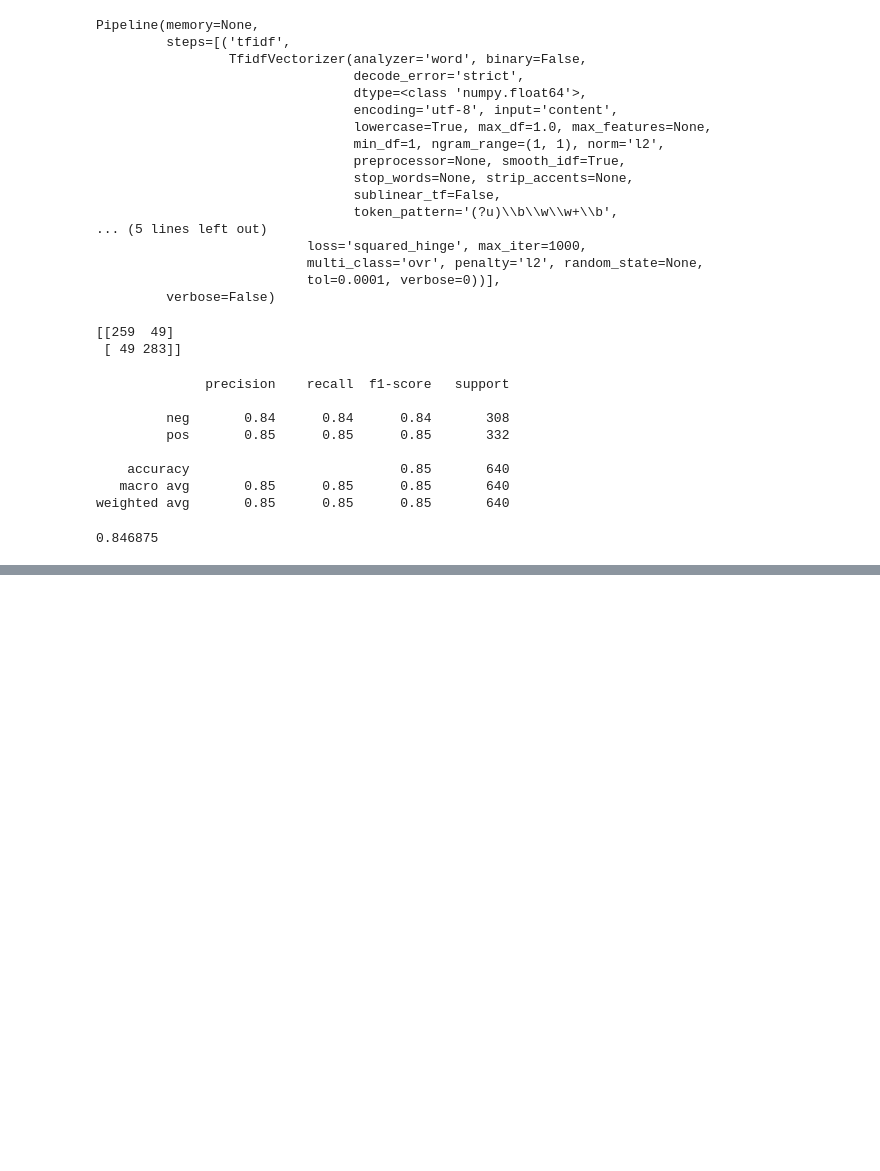
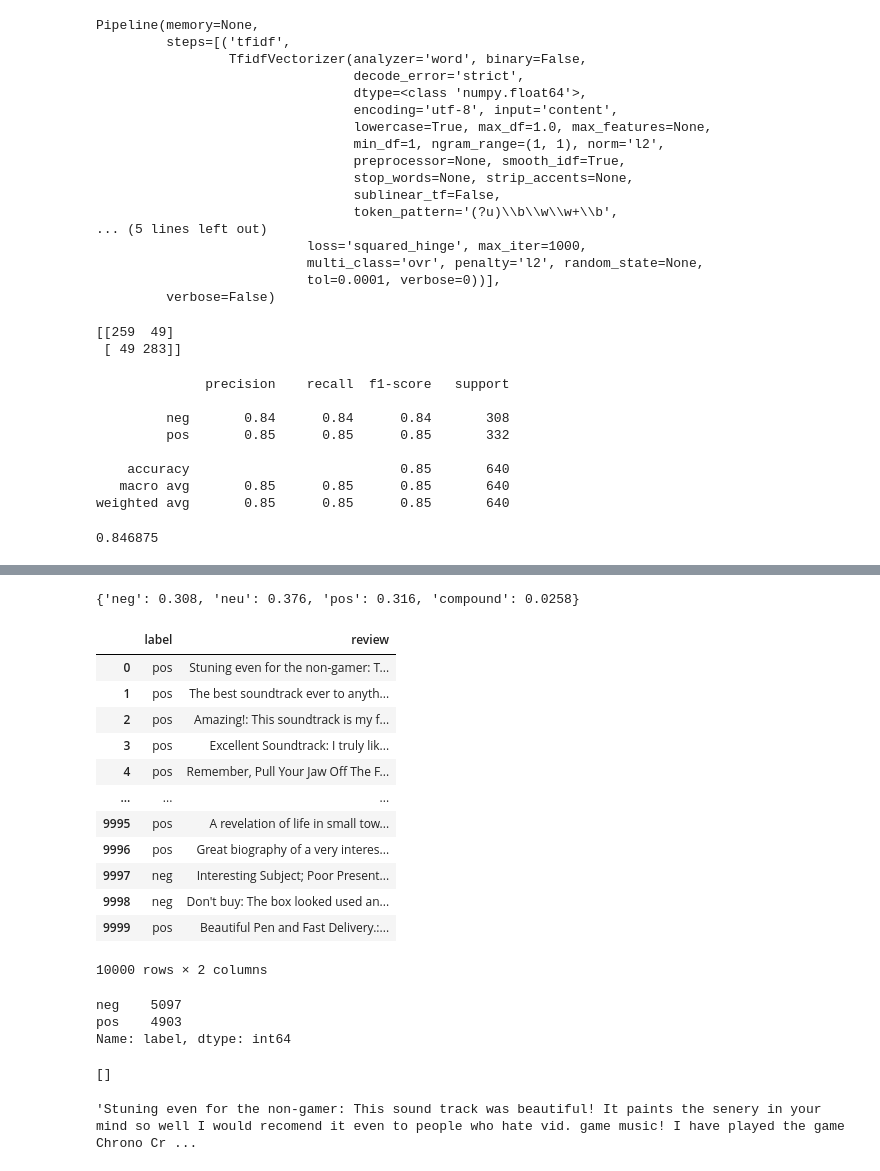
Before and after one commit to Ashishkhurana01/NLP, a Jupyter notebook: NLP.ipynb, the cells around one changed output, grey strips where cells are left out. Saved outputs shown, nothing was run; the diff lists cells and outputs as text; code cells hidden in the pictures; blank space fills up the shorter version.

```diff
--- a/NLP.ipynb
+++ b/NLP.ipynb
@@ -1223,0 +1344,4 @@ print(accuracy_score(y_test,predictions))
+# %%
+sid.polarity_scores(a)
+# %% [output]
+{'neg': 0.308, 'neu': 0.376, 'pos': 0.316, 'compound': 0.0258}
@@ -1223,0 +1352,24 @@ print(accuracy_score(y_test,predictions))
+# %%
+df = pd.read_csv('C:/Users/khura/Documents/Ashish/Career related/Git/NLP/amazonreviews.tsv', sep='\t')
+# %%
+df
+# %% [output]
+|  | label | review |
+| 0 | pos | Stuning even for the non-gamer: T... |
+| 1 | pos | The best soundtrack ever to anyth... |
+| 2 | pos | Amazing!: This soundtrack is my f... |
+| 3 | pos | Excellent Soundtrack: I truly lik... |
+| 4 | pos | Remember, Pull Your Jaw Off The F... |
+| ... | ... | ... |
+| 9995 | pos | A revelation of life in small tow... |
+| 9996 | pos | Great biography of a very interes... |
+| 9997 | neg | Interesting Subject; Poor Present... |
+| 9998 | neg | Don't buy: The box looked used an... |
+| 9999 | pos | Beautiful Pen and Fast Delivery.:... |
+10000 rows × 2 columns
+# %%
+df['label'].value_counts()
+# %% [output]
+neg    5097
+pos    4903
+Name: label, dtype: int64
@@ -1223,0 +1384,8 @@ print(accuracy_score(y_test,predictions))
+# %%
+blanks
+# %% [output]
+[]
+# %%
+df.iloc[0]['review']
+# %% [output]
+'Stuning even for the non-gamer: This sound track was beautiful! It paints the senery in your mind so well I would recomend it even to people who hate vid. game music! I have played the game Chrono Cr ...
```
Also changed, not shown: parts of 32 cells of this notebook.
